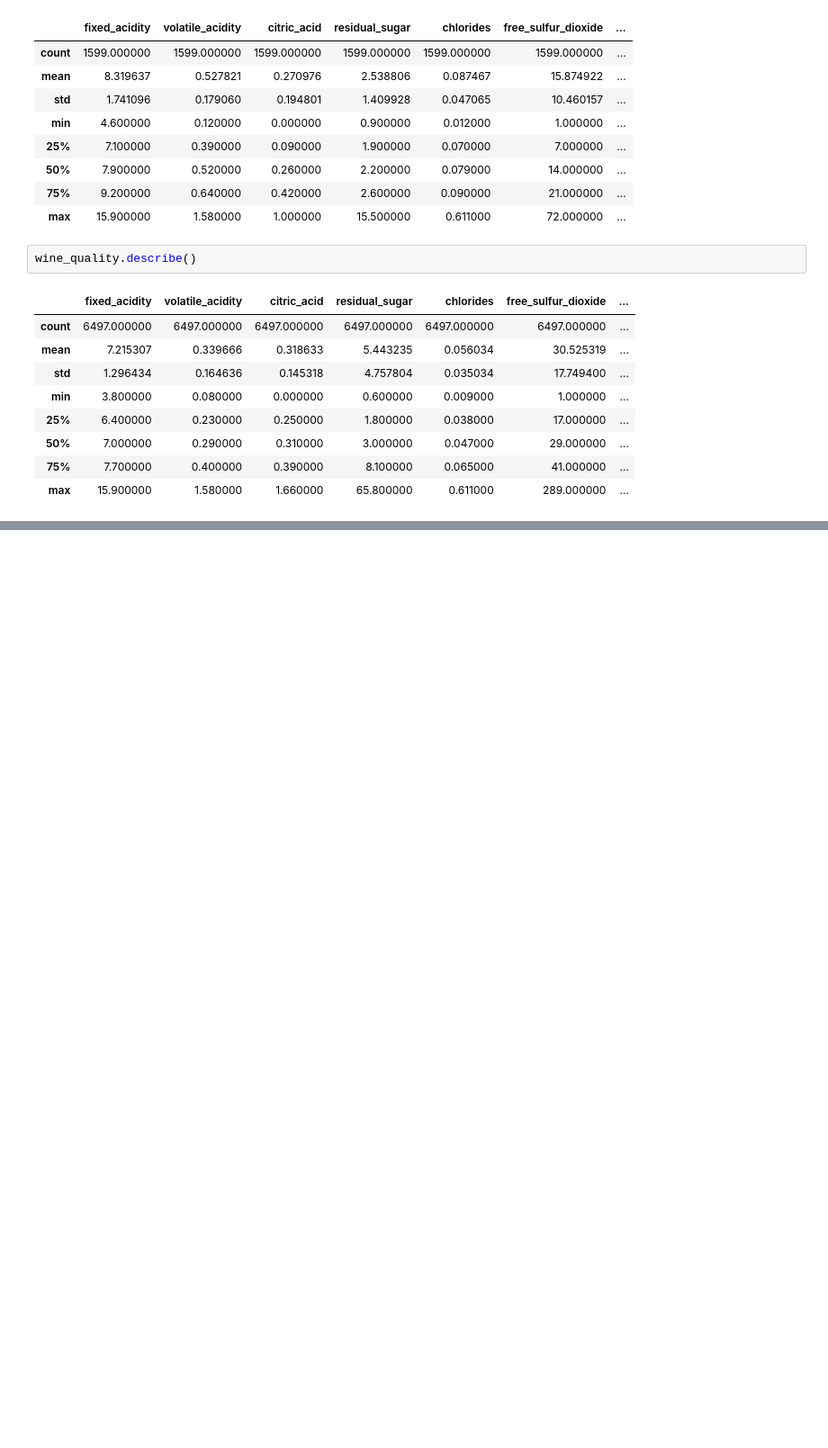
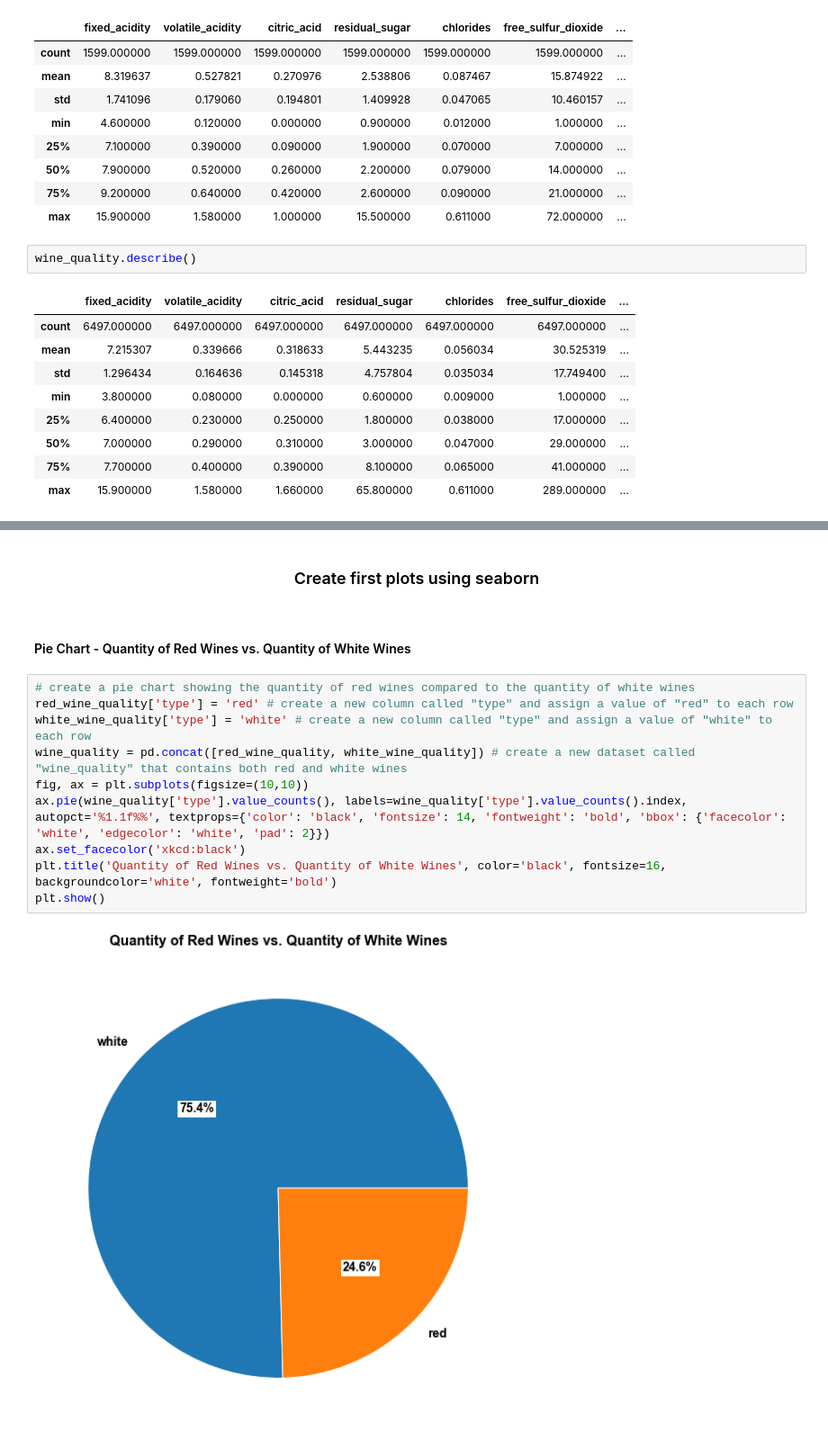
Before and after one commit to MaxLopezSalgado/wine_quality, a Jupyter notebook: wine_quality.ipynb, the cells around one changed output, grey strips where cells are left out. Shown at 90% size. Saved outputs shown, nothing was run; the diff lists cells and outputs as text; blank space fills up the shorter version.

```diff
--- a/wine_quality.ipynb
+++ b/wine_quality.ipynb
@@ -318,0 +372,16 @@ total sulfure dioxide is highly bigger in white wine as in red wine
+# %% [markdown]
+<center><h3> Create first plots using seaborn</center></h3>
+# %% [markdown]
+<h4> Pie Chart - Quantity of Red Wines vs. Quantity of White Wines</h4>
+# %%
+# create a pie chart showing the quantity of red wines compared to the quantity of white wines
+red_wine_quality['type'] = 'red' # create a new column called "type" and assign a value of "red" to each row
+white_wine_quality['type'] = 'white' # create a new column called "type" and assign a value of "white" to each row
+wine_quality = pd.concat([red_wine_quality, white_wine_quality]) # create a new dataset called "wine_quality" that contains both red and white wines
+fig, ax = plt.subplots(figsize=(10,10))
+ax.pie(wine_quality['type'].value_counts(), labels=wine_quality['type'].value_counts().index, autopct='%1.1f%%', textprops={'color': 'black', 'fontsize': 14, 'fontweight': 'bold', 'bbox': {'facecolor': 'white', 'edgecolor': 'white', 'pad': 2}})
+ax.set_facecolor('xkcd:black')
+plt.title('Quantity of Red Wines vs. Quantity of White Wines', color='black', fontsize=16, backgroundcolor='white', fontweight='bold')
+plt.show()
+# %% [output]
+[figure, added]
```
Also changed, not shown: parts of 22 cells of this notebook.
